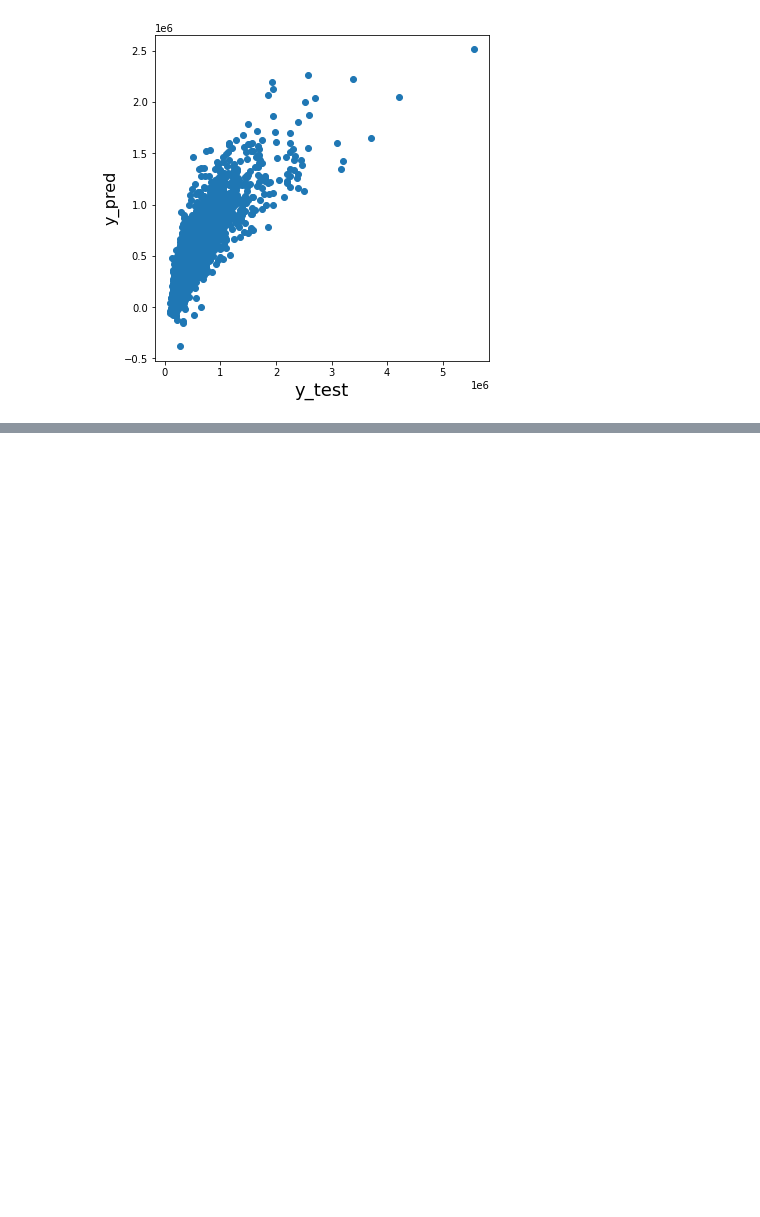
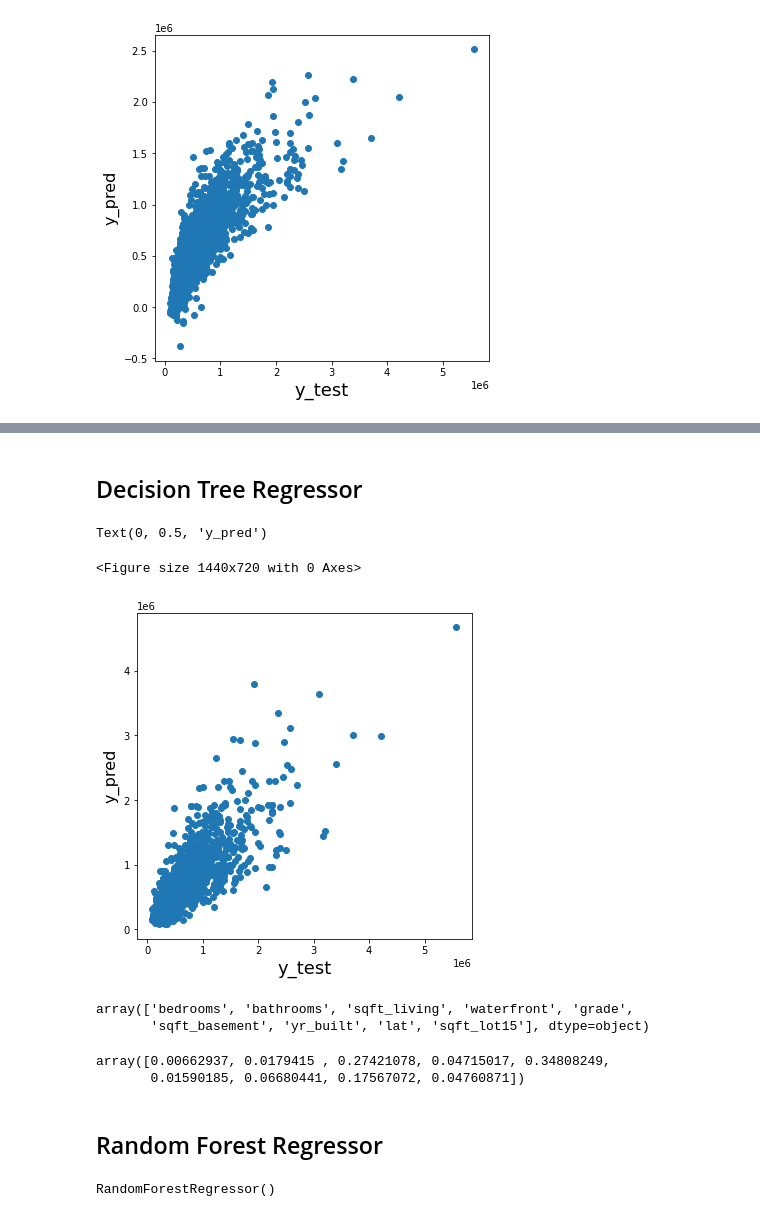
Before and after one commit to 94piyush/work, a Jupyter notebook: data_science/ML/Basic Regression Analysis.ipynb, the cells around one changed output, grey strips where cells are left out. Drawn from its saved outputs; the diff is of its cells as text; code cells hidden in the pictures; blank space fills up the shorter version.

```diff
--- a/data_science/ML/Basic Regression Analysis.ipynb
+++ b/data_science/ML/Basic Regression Analysis.ipynb
@@ -280,0 +324,36 @@ Text(0, 0.5, 'y_pred')
+# %% [markdown]
+## Decision Tree Regressor
+# %%
+from sklearn.tree import DecisionTreeRegressor
+reg = DecisionTreeRegressor()
+reg.fit(X_train_new, y_train)
+y_pred_new = reg.predict(X_test_new.drop('const',axis=1))
+# %%
+fig = plt.figure()
+plt.figure(figsize=(6,6))
+plt.scatter(y_test,y_pred_new)
+fig.suptitle('y_test vs y_pred', fontsize=20)              # Plot heading
+plt.xlabel('y_test', fontsize=18)                          # X-label
+plt.ylabel('y_pred', fontsize=16)
+# %% [output]
+Text(0, 0.5, 'y_pred')
+<Figure size 1440x720 with 0 Axes>
+[figure, added]
+# %%
+reg.feature_names_in_
+# %% [output]
+array(['bedrooms', 'bathrooms', 'sqft_living', 'waterfront', 'grade',
+       'sqft_basement', 'yr_built', 'lat', 'sqft_lot15'], dtype=object)
+# %%
+reg.feature_importances_
+# %% [output]
+array([0.00662937, 0.0179415 , 0.27421078, 0.04715017, 0.34808249,
+       0.01590185, 0.06680441, 0.17567072, 0.04760871])
+# %% [markdown]
+## Random Forest Regressor
+# %%
+from sklearn.ensemble import RandomForestRegressor
+reg = RandomForestRegressor()
+reg.fit(X_train_new, y_train)
+# %% [output]
+RandomForestRegressor()
```
Also changed, not shown: parts of 15 cells of this notebook.
